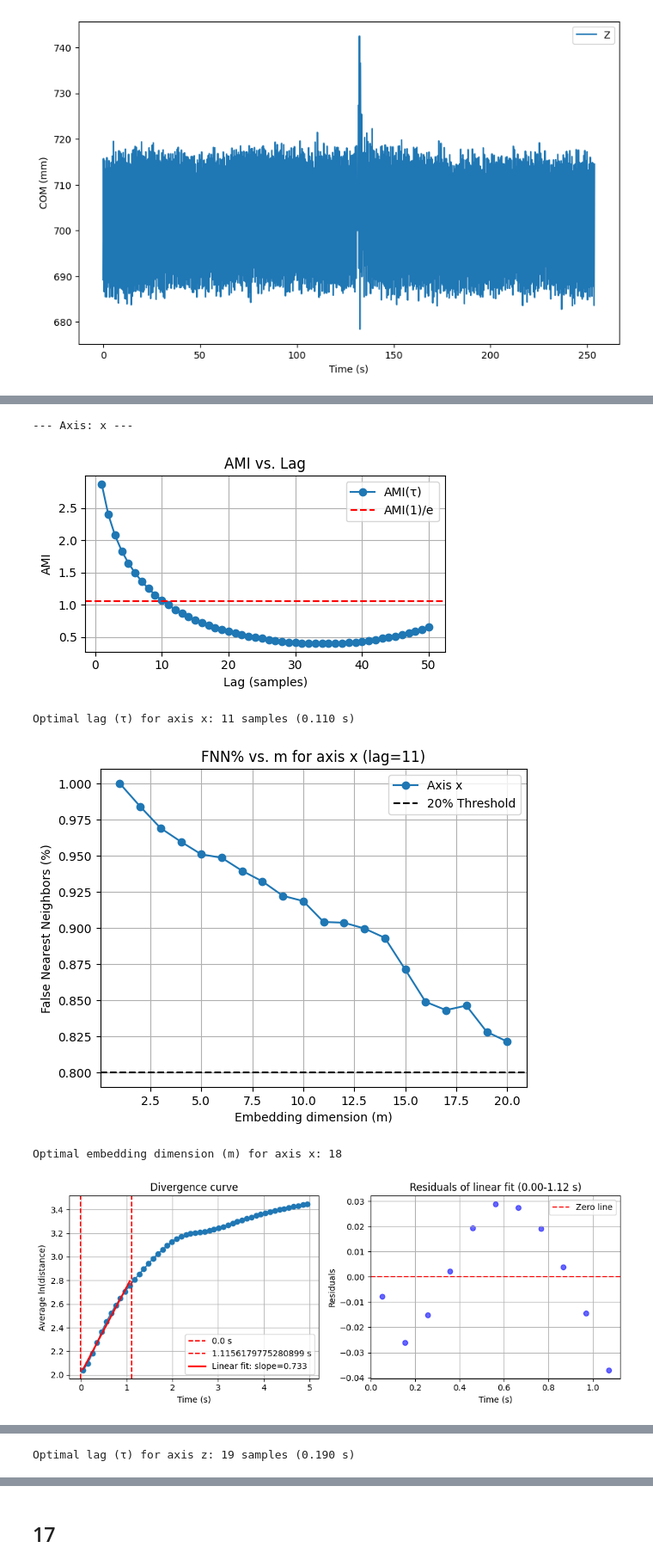
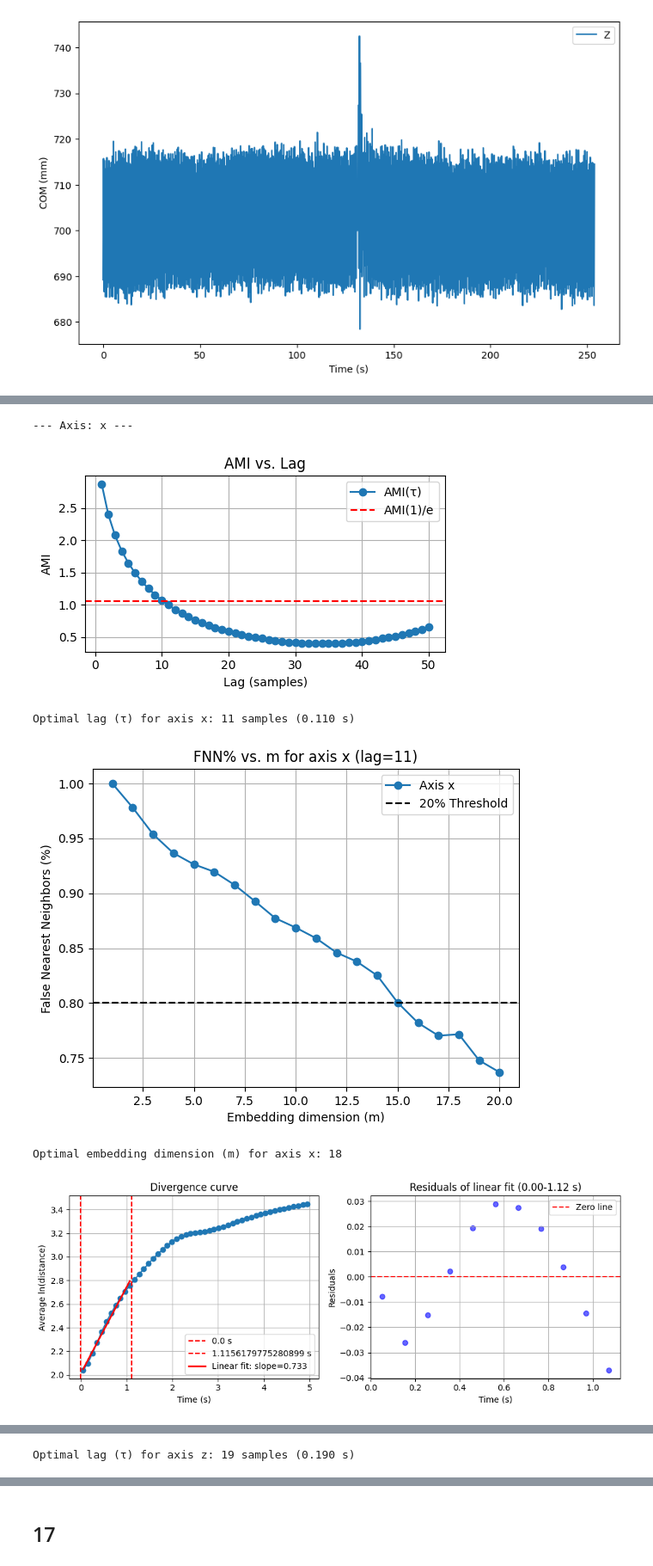
Before and after one commit to DART-Lab-LLUI/python-gaitalytics, a Jupyter notebook: nonlinear-metrics-calculation/lyapunov_PBT_young16-end.ipynb, the cells around one changed output, grey strips where cells are left out. Shown at 86% size. Drawn from its saved outputs; the diff is of its cells as text; code cells hidden in the pictures.

```diff
--- a/nonlinear-metrics-calculation/lyapunov_PBT_young16-end.ipynb
+++ b/nonlinear-metrics-calculation/lyapunov_PBT_young16-end.ipynb
@@ -518,7 +518,7 @@ def main():
     max_lag = 50        # Search AMI up to 50 samples (0.50 s)
     bins = 64
     max_dim = 20        # Search FNN% up to 20 dimensions
-    rtol = 0.10
+    rtol = 0.15
     fnn_threshold = 0.80
     fs = 100.0
     max_time = 10.0     # Max evolution time for divergence (s)
@@ -593,34 +593,34 @@ def main():
         plt.title(f"FNN% vs. m for axis {axis} (lag={lag})")
         plt.grid(True)
         plt.legend()
         plt.show()
 
         # 5) Find axis-specific embedding dimension
         dim = optimal_embedding_dimension(
             ts, lag, max_dim=max_dim, rtol=rtol
         )
         print(f"Optimal embedding dimension (m) for axis {axis}: {dim}")
 
         # 6) Compute Lyapunov exponent for this axis
         lyap = compute_lyapunov_exponent(
             ts, emb_dim=dim, lag=lag, fs=fs,
             max_time=5.0, fit_start=0.0, fit_end=average_stride['mean_duration'], plot_residuals=True)
         print(f"Lyapunov exponent (λ*) for axis {axis}: {lyap:.4f} 1/s")
 
 
 if __name__ == "__main__":
     main()
 # %% [output]
 Current working directory: c:\Users\Natascha\OneDrive - Hochschule Luzern\Thesis_Dokus\DART\RepoCode\python-gaitalytics\nonlinear-metrics-calculation
 Time coordinates: 0.0 to 253.71
 Selected COM shape: 20.02 119.31 (3, 9930)
 Average stride duration: 1.1156179775280899 ± 0.014684322923779292 s
 [figure]
 [figure]
 --- Axis: x ---
 [figure]
 Optimal lag (τ) for axis x: 11 samples (0.110 s)
-[figure, old version]
+[figure, new version]
 Optimal embedding dimension (m) for axis x: 18
 [figure]
 Lyapunov exponent (λ*) for axis x: 0.7325 1/s
```
Also changed, not shown: 1 other file.
